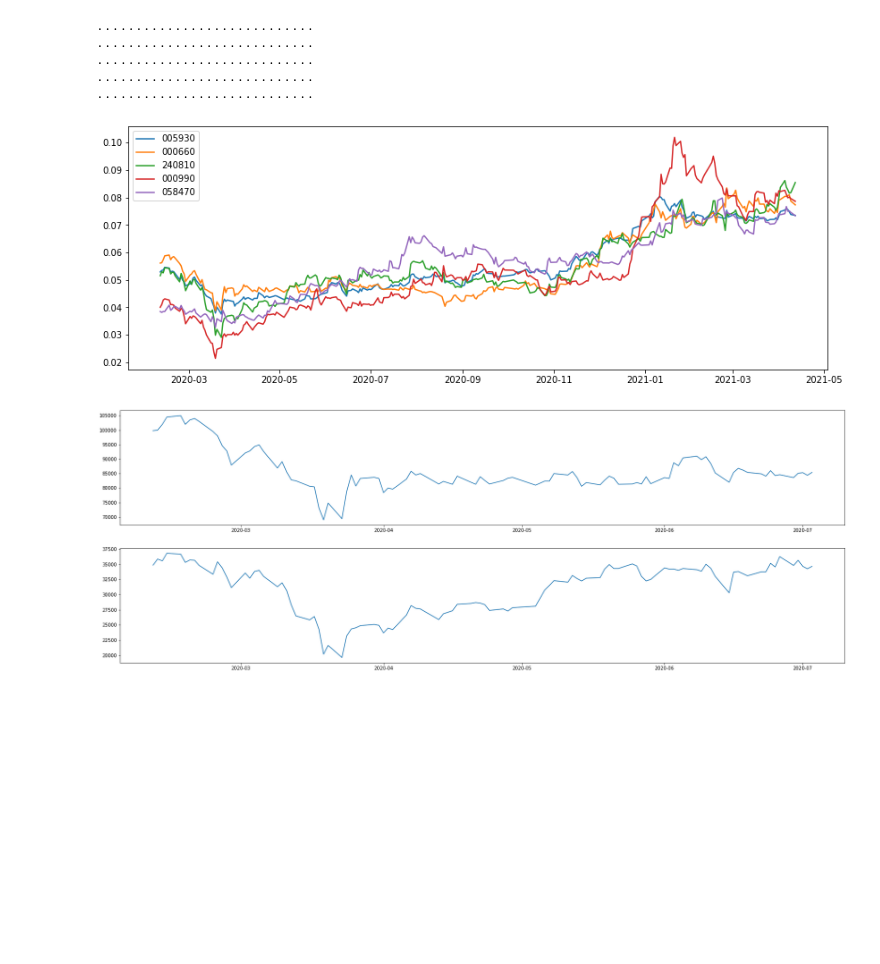
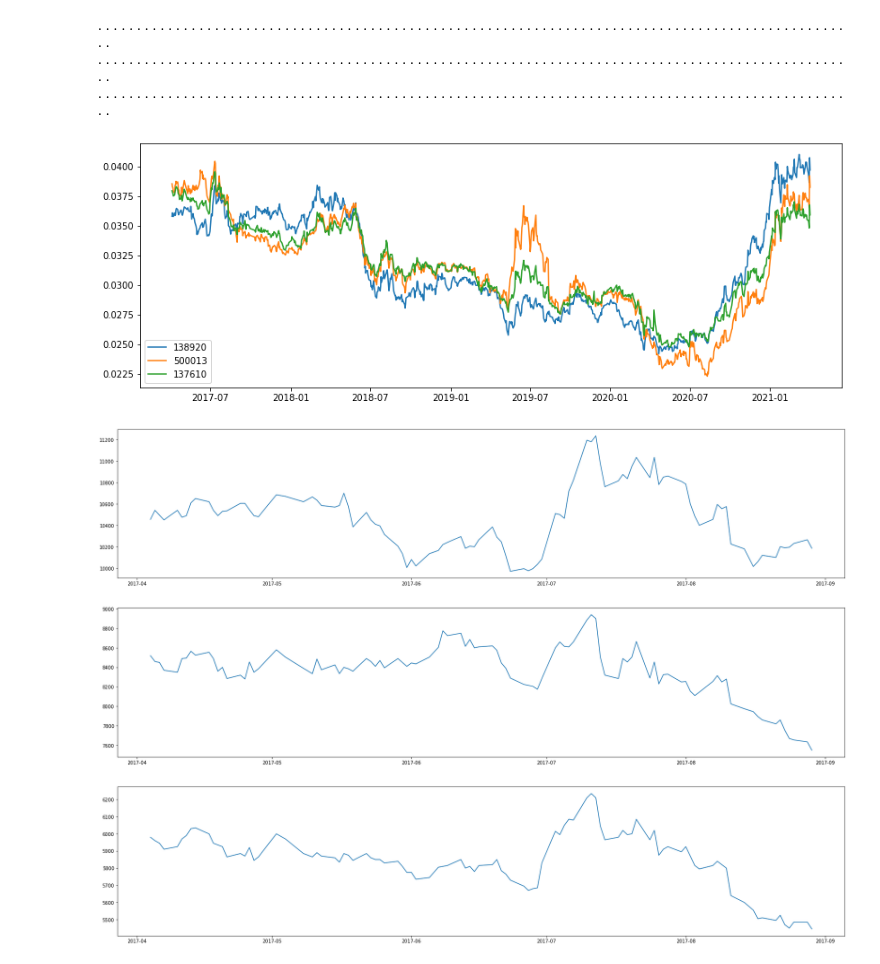
Before and after one commit to yeonghun00/stock-notes, a Jupyter notebook: statistical_arbitrage.ipynb, the cells around one changed output. Cells and saved outputs as stored; diff of their text form; code cells hidden in the pictures; blank space fills up the shorter version.

```diff
--- a/statistical_arbitrage.ipynb
+++ b/statistical_arbitrage.ipynb
@@ -91,16 +87,30 @@ codes = get_related()
+# %%
+# codes = get_related('035420')
+# codes = ['226490','229200'] kospi & kosdaq ==> 의미없음
+
+# codes = ['138920', '500013', '137610'] ==> 의미있음: 콩선물, 옥수수, 농산물
+
+
+codes = ['138920', '500013', '137610']
 # %%
 dic = {}
+start_page = 2
+end_page = 100
 
 for i in codes:
   stock = Stock(i)
-  dic[i] = stock.get_data(1,30)
+  dic[i] = stock.get_data(start_page, end_page)
   print()
 # %% [output]
-............................
-............................
-............................
-............................
-............................
+..................................................................................................
+..................................................................................................
+..................................................................................................
+# %%
+valid = ((end_page - start_page) + 1) * 10
+
+for i in codes:
+  if (len(dic[i]['Close']) != valid):
+    codes.remove(i)
 # %%
 def norm(x):
   norm = np.linalg.norm(x)
@@ -120,13 +130,13 @@ for i in codes:
 plt.legend(codes)
 plt.show()
 # %% [output]
-[figure, old version]
+[figure, new version]
 # %%
 from matplotlib import pyplot as plt
 
-fig, axs = plt.subplots(2, figsize=(28,10))
-axs[0].plot(dic[codes[1]]['Close'][:100])
-axs[1].plot(dic[codes[2]]['Close'][:100])
+fig, axs = plt.subplots(len(codes), figsize=(28,20))
+for i in range(0,len(codes)):
+  axs[i].plot(dic[codes[i]]['Close'][:100])
 plt.show()
 # %% [output]
-[figure, old version]
+[figure, new version]
```
Also changed, not shown: parts of 3 cells of this notebook.
